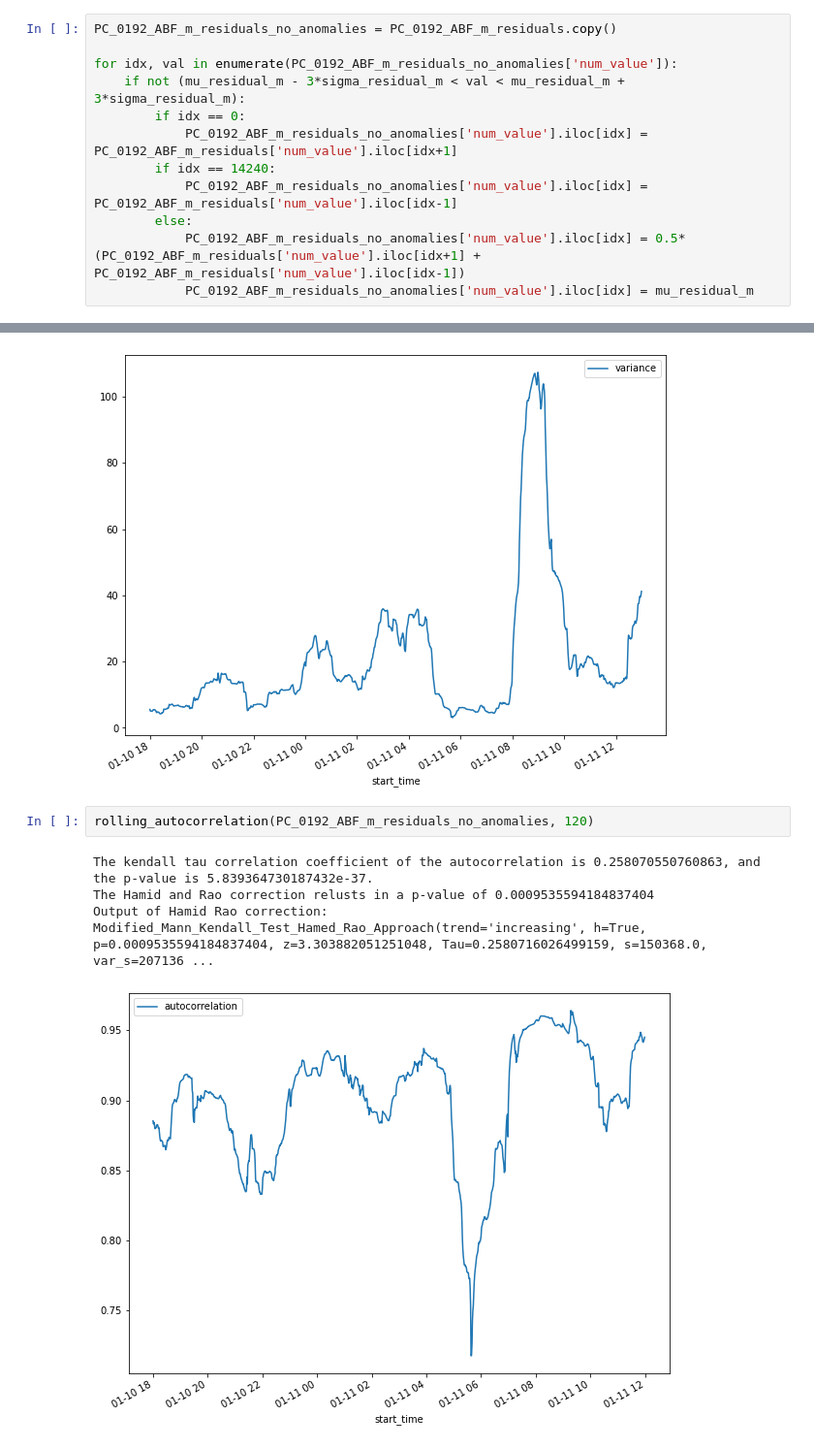
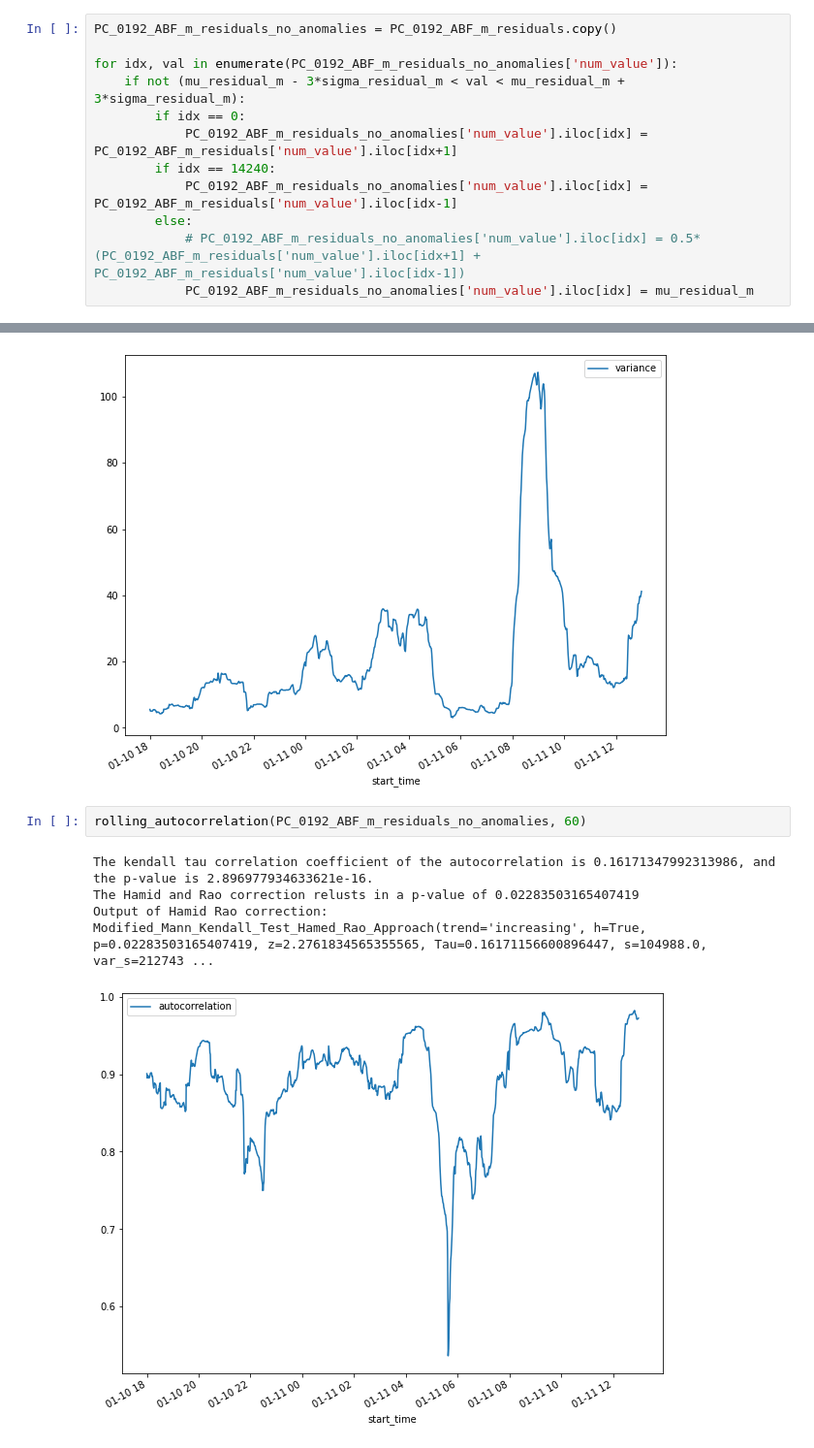
Before and after one commit to l-khali/In2Research, a Jupyter notebook: PC-0192_ABF_analysis.ipynb, the cells around one changed output, grey strips where cells are left out. Shown at 97% size. Drawn from its saved outputs; the diff is of its cells as text.

```diff
--- a/PC-0192_ABF_analysis.ipynb
+++ b/PC-0192_ABF_analysis.ipynb
@@ -369,7 +373,7 @@ for idx, val in enumerate(PC_0192_ABF_m_residuals_no_anomalies['num_value']):
         if idx == 14240:
             PC_0192_ABF_m_residuals_no_anomalies['num_value'].iloc[idx] = PC_0192_ABF_m_residuals['num_value'].iloc[idx-1]
         else:
-            PC_0192_ABF_m_residuals_no_anomalies['num_value'].iloc[idx] = 0.5*(PC_0192_ABF_m_residuals['num_value'].iloc[idx+1] + PC_0192_ABF_m_residuals['num_value'].iloc[idx-1])
+            # PC_0192_ABF_m_residuals_no_anomalies['num_value'].iloc[idx] = 0.5*(PC_0192_ABF_m_residuals['num_value'].iloc[idx+1] + PC_0192_ABF_m_residuals['num_value'].iloc[idx-1])
             PC_0192_ABF_m_residuals_no_anomalies['num_value'].iloc[idx] = mu_residual_m
 # %% [output]
 A value is trying to be set on a copy of a slice from a DataFrame
@@ -417,9 +421,9 @@ The Hamid and Rao correction relusts in a p-value of 0.0006729417825439565
 Output of Hamid Rao correction: Modified_Mann_Kendall_Test_Hamed_Rao_Approach(trend='increasing', h=True, p=0.0006729417825439565, z=3.400372226419427, Tau=0.29616314711273356, s=192278.0, var_s=31974 ...
 [figure]
 # %%
-rolling_autocorrelation(PC_0192_ABF_m_residuals_no_anomalies, 120)
+rolling_autocorrelation(PC_0192_ABF_m_residuals_no_anomalies, 60)
 # %% [output]
-The kendall tau correlation coefficient of the autocorrelation is 0.258070550760863, and the p-value is 5.839364730187432e-37.
-The Hamid and Rao correction relusts in a p-value of 0.0009535594184837404
-Output of Hamid Rao correction: Modified_Mann_Kendall_Test_Hamed_Rao_Approach(trend='increasing', h=True, p=0.0009535594184837404, z=3.303882051251048, Tau=0.2580716026499159, s=150368.0, var_s=207136 ...
+The kendall tau correlation coefficient of the autocorrelation is 0.16171347992313986, and the p-value is 2.896977934633621e-16.
+The Hamid and Rao correction relusts in a p-value of 0.02283503165407419
+Output of Hamid Rao correction: Modified_Mann_Kendall_Test_Hamed_Rao_Approach(trend='increasing', h=True, p=0.02283503165407419, z=2.2761834565355565, Tau=0.16171156600896447, s=104988.0, var_s=212743 ...
-[figure, old version]
+[figure, new version]
```
Also changed, not shown: parts of 17 cells of this notebook.
